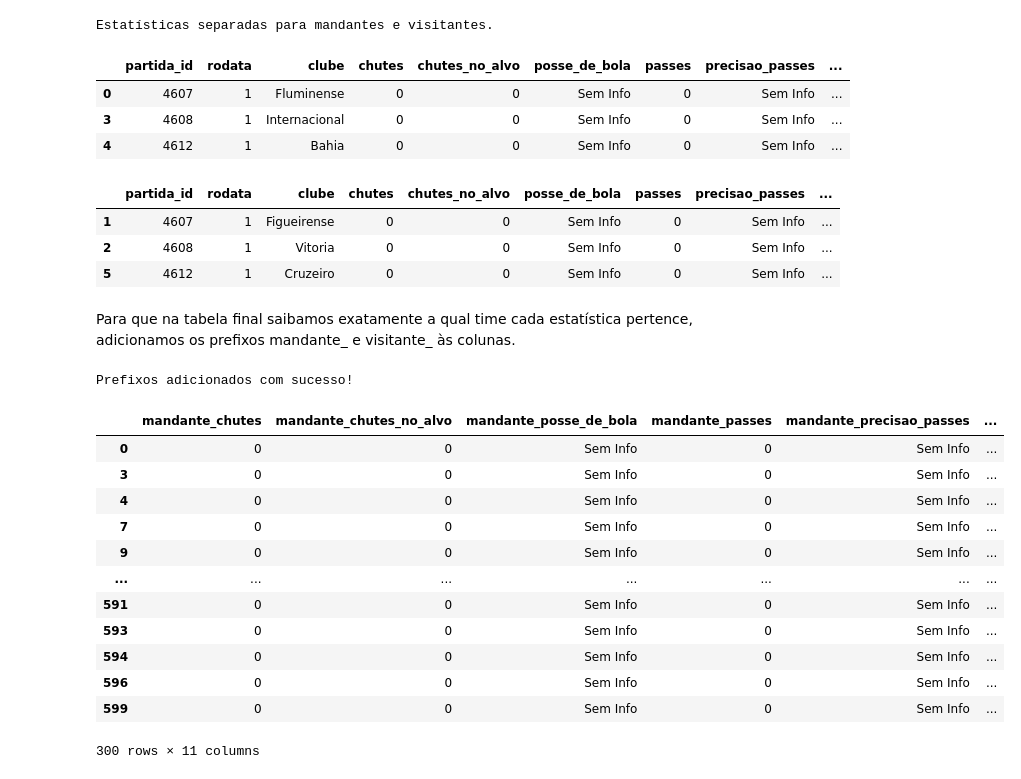
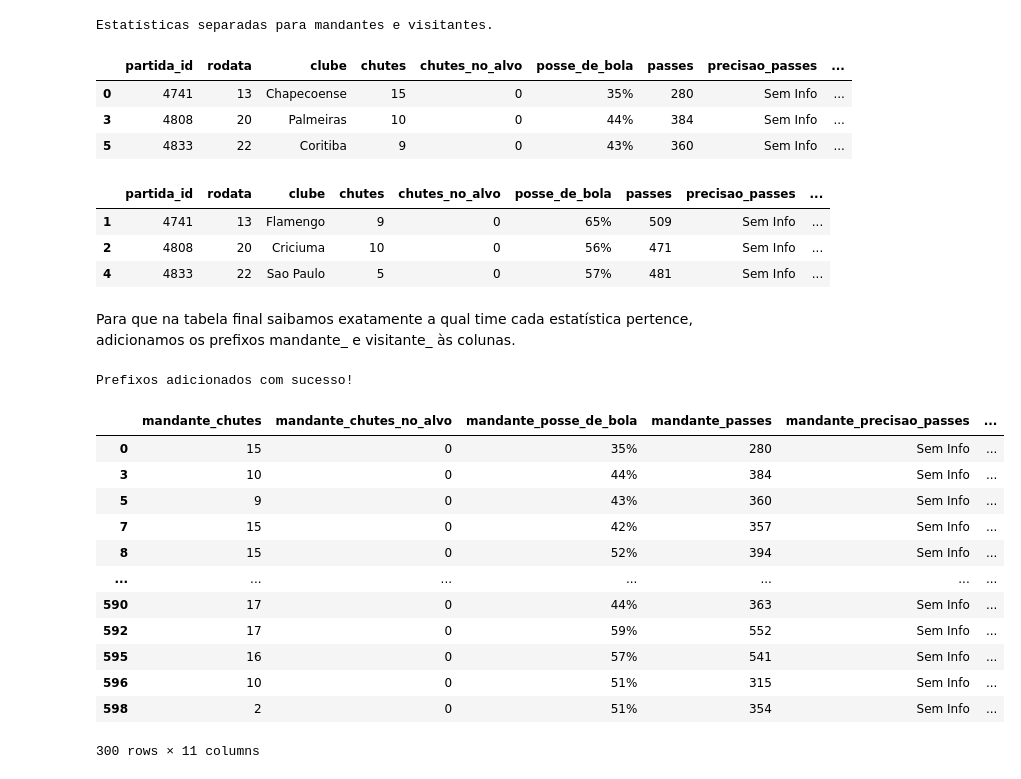
Before and after one commit to leorossi08/desafio-liven-tech, a Jupyter notebook: Challenge_Liven.ipynb, the cells around one changed output. Drawn from its saved outputs; the diff is of its cells as text; code cells hidden in the pictures.

Commit message:
Adicionando Tabela Mestra

```diff
--- a/Challenge_Liven.ipynb
+++ b/Challenge_Liven.ipynb
@@ -38,7 +59,7 @@ Para garantir a máxima confiabilidade, vamos trabalhar apenas com partidas que
 # %%
 # Encontrando os IDs de partida comuns a todas as tabelas
 ids_full = set(df_full['partida_id'])
-ids_stats = set(df_stats['partida_id'])
+ids_stats = set(df_stats_com_dados['partida_id'])
 ids_cartoes = set(df_cartoes['partida_id'])
 ids_gols = set(df_gols['partida_id'])
 
@@ -55,13 +76,13 @@ Agora, filtramos nossas tabelas para manter apenas essas partidas "validadas".
 common_ids_list = list(common_ids)
 
 df_full_cleaned = df_full[df_full['partida_id'].isin(common_ids_list)].copy()
-df_stats_cleaned = df_stats[df_stats['partida_id'].isin(common_ids_list)].copy()
+df_stats_cleaned = df_stats_com_dados[df_stats_com_dados['partida_id'].isin(common_ids_list)].copy()
 df_cartoes_cleaned = df_cartoes[df_cartoes['partida_id'].isin(common_ids_list)].copy()
 df_gols_cleaned = df_gols[df_gols['partida_id'].isin(common_ids_list)].copy()
 
 print("Filtro aplicado. Comparativo do número de linhas (Antes -> Depois):")
 print(f"Partidas:      {len(df_full)} -> {len(df_full_cleaned)}")
-print(f"Estatísticas:  {len(df_stats)} -> {len(df_stats_cleaned)}")
+print(f"Estatísticas:  {len(df_stats_com_dados)} -> {len(df_stats_cleaned)}")
 print(f"Cartões:       {len(df_cartoes)} -> {len(df_cartoes_cleaned)}")
 print(f"Gols:          {len(df_gols)} -> {len(df_gols_cleaned)}")
 # %% [output]
@@ -116,59 +137,59 @@ Com os dados limpos e sincronizados, o objetivo agora é criar uma única tabela
 
 Primeiro, separamos os dados da tabela de estatísticas em duas novas tabelas: uma só para os times da casa (mandantes) e outra só para os visitantes.
 # %%
-# # Separando as estatísticas
-# stats_com_times = pd.merge(df_stats_cleaned, df_full_cleaned[['partida_id', 'mandante', 'visitante']], on='partida_id')
-# mandante_stats = stats_com_times[stats_com_times['clube'] == stats_com_times['mandante']].copy()
-# visitante_stats = stats_com_times[stats_com_times['clube'] == stats_com_times['visitante']].copy()
+# Separando as estatísticas
+stats_com_times = pd.merge(df_stats_cleaned, df_full_cleaned[['partida_id', 'mandante', 'visitante']], on='partida_id')
+mandante_stats = stats_com_times[stats_com_times['clube'] == stats_com_times['mandante']].copy()
+visitante_stats = stats_com_times[stats_com_times['clube'] == stats_com_times['visitante']].copy()
 
-# print("Estatísticas separadas para mandantes e visitantes.")
+print("Estatísticas separadas para mandantes e visitantes.")
 # %% [output]
 Estatísticas separadas para mandantes e visitantes.
 # %%
-# mandante_stats.head(3)
+mandante_stats.head(3)
 # %% [output]
 |  | partida_id | rodata | clube | chutes | chutes_no_alvo | posse_de_bola | passes | precisao_passes | ... |
-| 0 | 4607 | 1 | Fluminense | 0 | 0 | Sem Info | 0 | Sem Info | ... |
-| 3 | 4608 | 1 | Internacional | 0 | 0 | Sem Info | 0 | Sem Info | ... |
-| 4 | 4612 | 1 | Bahia | 0 | 0 | Sem Info | 0 | Sem Info | ... |
+| 0 | 4741 | 13 | Chapecoense | 15 | 0 | 35% | 280 | Sem Info | ... |
+| 3 | 4808 | 20 | Palmeiras | 10 | 0 | 44% | 384 | Sem Info | ... |
+| 5 | 4833 | 22 | Coritiba | 9 | 0 | 43% | 360 | Sem Info | ... |
 # %%
-# visitante_stats.head(3)
+visitante_stats.head(3)
 # %% [output]
 |  | partida_id | rodata | clube | chutes | chutes_no_alvo | posse_de_bola | passes | precisao_passes | ... |
-| 1 | 4607 | 1 | Figueirense | 0 | 0 | Sem Info | 0 | Sem Info | ... |
-| 2 | 4608 | 1 | Vitoria | 0 | 0 | Sem Info | 0 | Sem Info | ... |
-| 5 | 4612 | 1 | Cruzeiro | 0 | 0 | Sem Info | 0 | Sem Info | ... |
+| 1 | 4741 | 13 | Flamengo | 9 | 0 | 65% | 509 | Sem Info | ... |
+| 2 | 4808 | 20 | Criciuma | 10 | 0 | 56% | 471 | Sem Info | ... |
+| 4 | 4833 | 22 | Sao Paulo | 5 | 0 | 57% | 481 | Sem Info | ... |
 # %% [markdown]
 Para que na tabela final saibamos exatamente a qual time cada estatística pertence, adicionamos os prefixos mandante_ e visitante_ às colunas.
 # %%
-# # Adicionando prefixos
-# colunas_stats = [
-#     'chutes', 'chutes_no_alvo', 'posse_de_bola', 'passes', 'precisao_passes',
-#     'faltas', 'cartao_amarelo', 'cartao_vermelho', 'impedimentos', 'escanteios'
-# ]
+# Adicionando prefixos
+colunas_stats = [
+    'chutes', 'chutes_no_alvo', 'posse_de_bola', 'passes', 'precisao_passes',
+    'faltas', 'cartao_amarelo', 'cartao_vermelho', 'impedimentos', 'escanteios'
+]
 
-# # Prefixando e selecionando colunas para a tabela de mandantes
-# mandante_stats_renamed = mandante_stats[colunas_stats].add_prefix('mandante_')
-# mandante_stats_renamed['partida_id'] = mandante_stats['partida_id']
+# Prefixando e selecionando colunas para a tabela de mandantes
+mandante_stats_renamed = mandante_stats[colunas_stats].add_prefix('mandante_')
+mandante_stats_renamed['partida_id'] = mandante_stats['partida_id']
 
-# # Prefixando e selecionando colunas para a tabela de visitantes
-# visitante_stats_renamed = visitante_stats[colunas_stats].add_prefix('visitante_')
-# visitante_stats_renamed['partida_id'] = visitante_stats['partida_id']
+# Prefixando e selecionando colunas para a tabela de visitantes
+visitante_stats_renamed = visitante_stats[colunas_stats].add_prefix('visitante_')
+visitante_stats_renamed['partida_id'] = visitante_stats['partida_id']
 
-# print("Prefixos adicionados com sucesso!")
-# display(mandante_stats_renamed.head(300))
+print("Prefixos adicionados com sucesso!")
+display(mandante_stats_renamed.head(300))
 # %% [output]
 Prefixos adicionados com sucesso!
 |  | mandante_chutes | mandante_chutes_no_alvo | mandante_posse_de_bola | mandante_passes | mandante_precisao_passes | ... |
-| 0 | 0 | 0 | Sem Info | 0 | Sem Info | ... |
-| 3 | 0 | 0 | Sem Info | 0 | Sem Info | ... |
-| 4 | 0 | 0 | Sem Info | 0 | Sem Info | ... |
-| 7 | 0 | 0 | Sem Info | 0 | Sem Info | ... |
-| 9 | 0 | 0 | Sem Info | 0 | Sem Info | ... |
+| 0 | 15 | 0 | 35% | 280 | Sem Info | ... |
+| 3 | 10 | 0 | 44% | 384 | Sem Info | ... |
+| 5 | 9 | 0 | 43% | 360 | Sem Info | ... |
+| 7 | 15 | 0 | 42% | 357 | Sem Info | ... |
+| 8 | 15 | 0 | 52% | 394 | Sem Info | ... |
 | ... | ... | ... | ... | ... | ... | ... |
-| 591 | 0 | 0 | Sem Info | 0 | Sem Info | ... |
-| 593 | 0 | 0 | Sem Info | 0 | Sem Info | ... |
-| 594 | 0 | 0 | Sem Info | 0 | Sem Info | ... |
-| 596 | 0 | 0 | Sem Info | 0 | Sem Info | ... |
-| 599 | 0 | 0 | Sem Info | 0 | Sem Info | ... |
+| 590 | 17 | 0 | 44% | 363 | Sem Info | ... |
+| 592 | 17 | 0 | 59% | 552 | Sem Info | ... |
+| 595 | 16 | 0 | 57% | 541 | Sem Info | ... |
+| 596 | 10 | 0 | 51% | 315 | Sem Info | ... |
+| 598 | 2 | 0 | 51% | 354 | Sem Info | ... |
 300 rows × 11 columns
```
Also changed, not shown: parts of 7 cells of this notebook, 2 other files.
